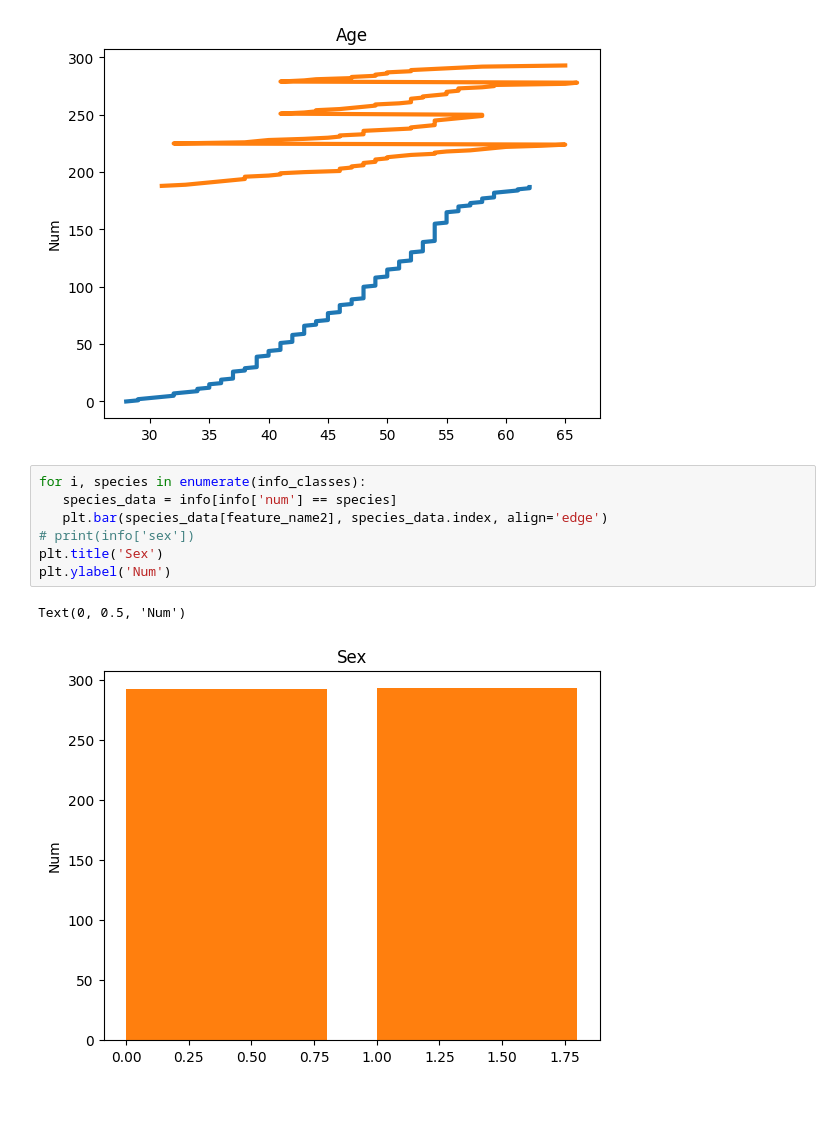
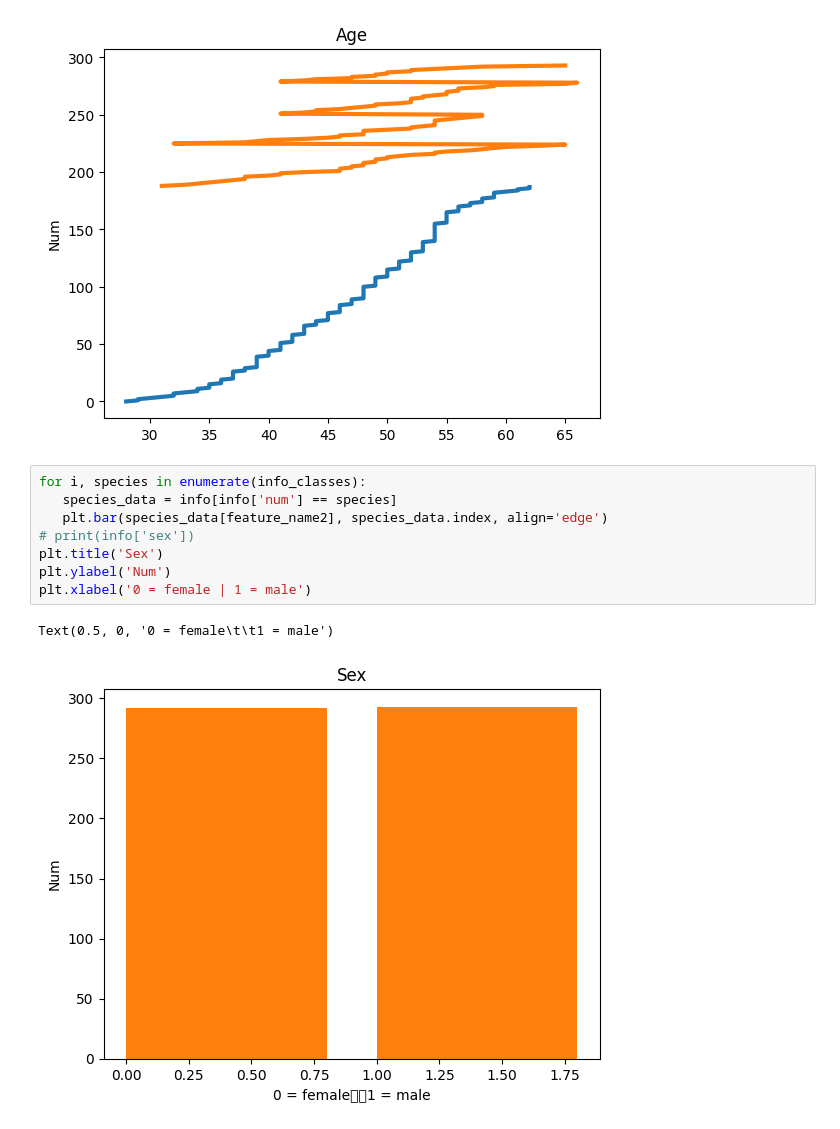
Before and after one commit to LABforLeraning/AI, a Jupyter notebook: Assignment-05.ipynb, the cells around one changed output. Saved outputs shown, nothing was run; the diff lists cells and outputs as text; blank space fills up the shorter version.

```diff
--- a/Assignment-05.ipynb
+++ b/Assignment-05.ipynb
@@ -46,10 +46,11 @@ Text(0, 0.5, 'Num')
 # %%
 for i, species in enumerate(info_classes):
    species_data = info[info['num'] == species]
    plt.bar(species_data[feature_name2], species_data.index, align='edge')
 # print(info['sex'])
 plt.title('Sex')
 plt.ylabel('Num')
+plt.xlabel('0 = female | 1 = male')
 # %% [output]
-Text(0, 0.5, 'Num')
+Text(0.5, 0, '0 = female\t\t1 = male')
-[figure, old version]
+[figure, new version]
```
